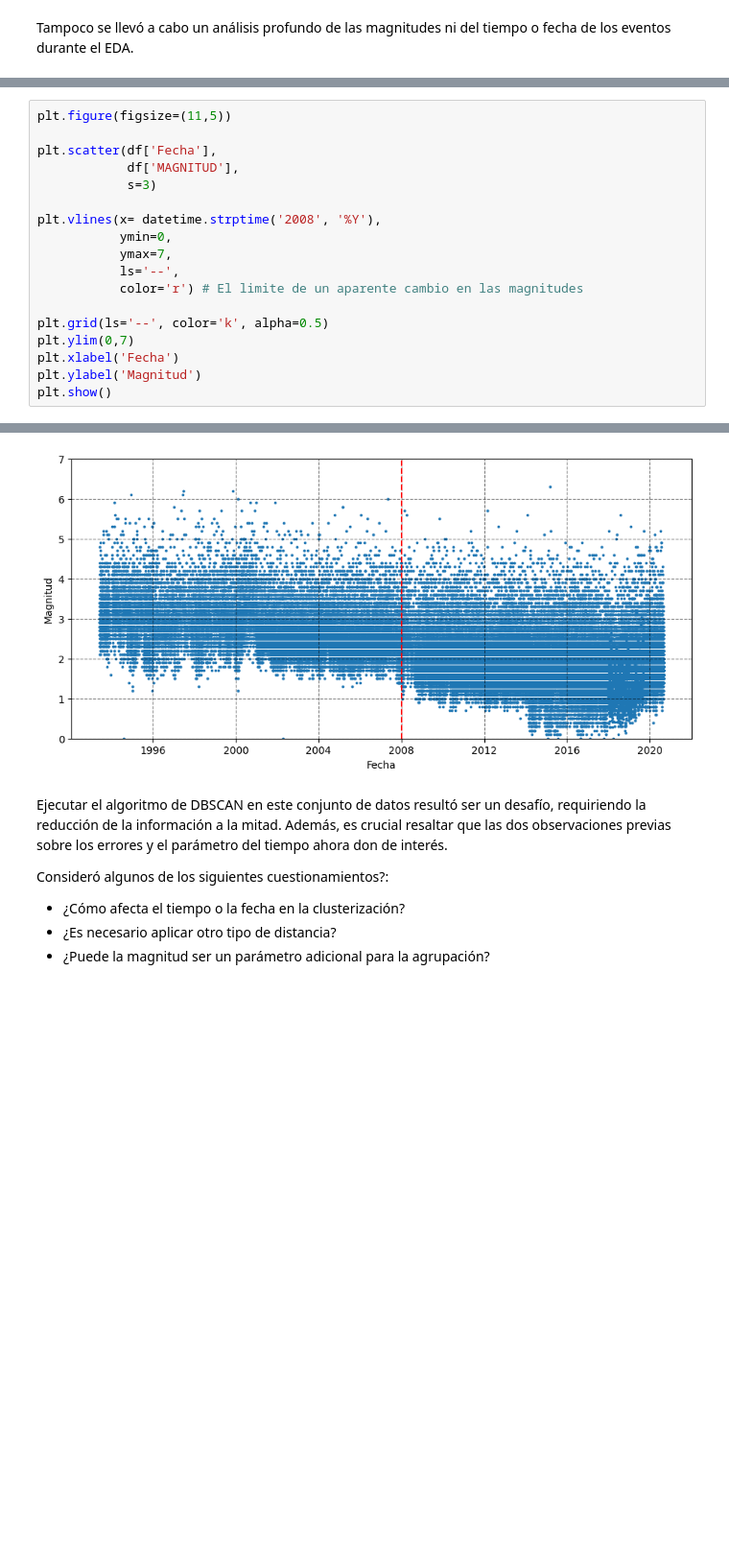
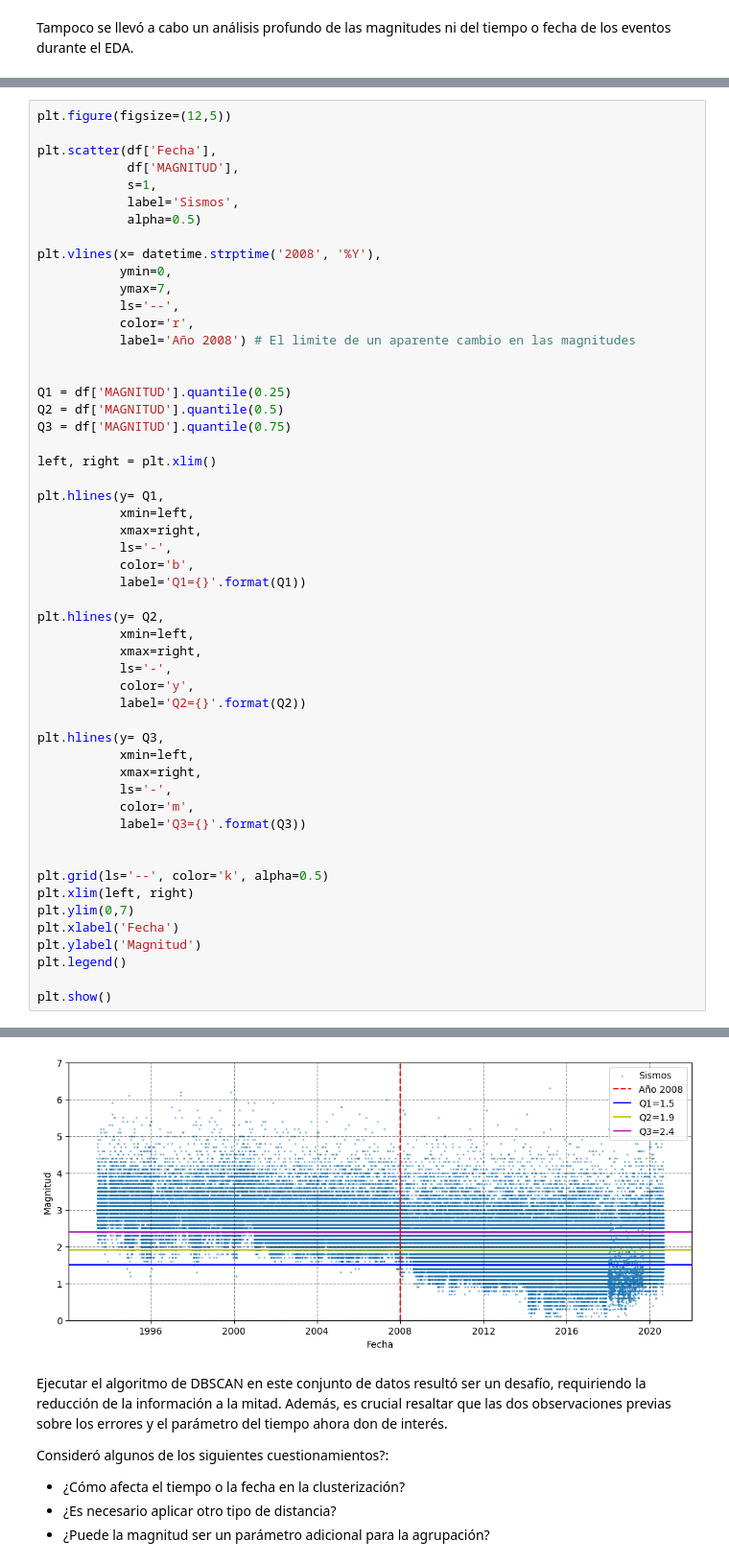
Before and after one commit to sergioGarcia91/ML_and_EDA, a Jupyter notebook: 01c_Sismos_DBSCAN.ipynb, the cells around one changed output, grey strips where cells are left out. Shown at 96% size. Saved outputs shown, nothing was run; the diff lists cells and outputs as text; blank space fills up the shorter version.

```diff
--- a/01c_Sismos_DBSCAN.ipynb
+++ b/01c_Sismos_DBSCAN.ipynb
@@ -280,19 +284,54 @@ memory usage: 21.6+ MB
 # %%
-plt.figure(figsize=(11,5))
+plt.figure(figsize=(12,5))
 
 plt.scatter(df['Fecha'],
             df['MAGNITUD'],
-            s=3)
+            s=1,
+            label='Sismos',
+            alpha=0.5)
 
 plt.vlines(x= datetime.strptime('2008', '%Y'),
            ymin=0,
            ymax=7,
            ls='--',
-           color='r') # El limite de un aparente cambio en las magnitudes
+           color='r',
+           label='Año 2008') # El limite de un aparente cambio en las magnitudes
+
+
+Q1 = df['MAGNITUD'].quantile(0.25)
+Q2 = df['MAGNITUD'].quantile(0.5)
+Q3 = df['MAGNITUD'].quantile(0.75)
+
+left, right = plt.xlim()
+
+plt.hlines(y= Q1,
+           xmin=left,
+           xmax=right,
+           ls='-',
+           color='b',
+           label='Q1={}'.format(Q1))
+
+plt.hlines(y= Q2,
+           xmin=left,
+           xmax=right,
+           ls='-',
+           color='y',
+           label='Q2={}'.format(Q2))
+
+plt.hlines(y= Q3,
+           xmin=left,
+           xmax=right,
+           ls='-',
+           color='m',
+           label='Q3={}'.format(Q3))
+
 
 plt.grid(ls='--', color='k', alpha=0.5)
+plt.xlim(left, right)
 plt.ylim(0,7)
 plt.xlabel('Fecha')
 plt.ylabel('Magnitud')
+plt.legend()
+
 plt.show()
 # %% [output]
@@ -299,4 +339,4 @@ plt.show()
-[figure, old version]
+[figure, new version]
 # %% [markdown]
 Ejecutar el algoritmo de DBSCAN en este conjunto de datos resultó ser un desafío, requiriendo la reducción de la información a la mitad. Además, es crucial resaltar que las dos observaciones previas sobre los errores y el parámetro del tiempo ahora don de interés.
 
```
Also changed, not shown: parts of 2 cells of this notebook.
